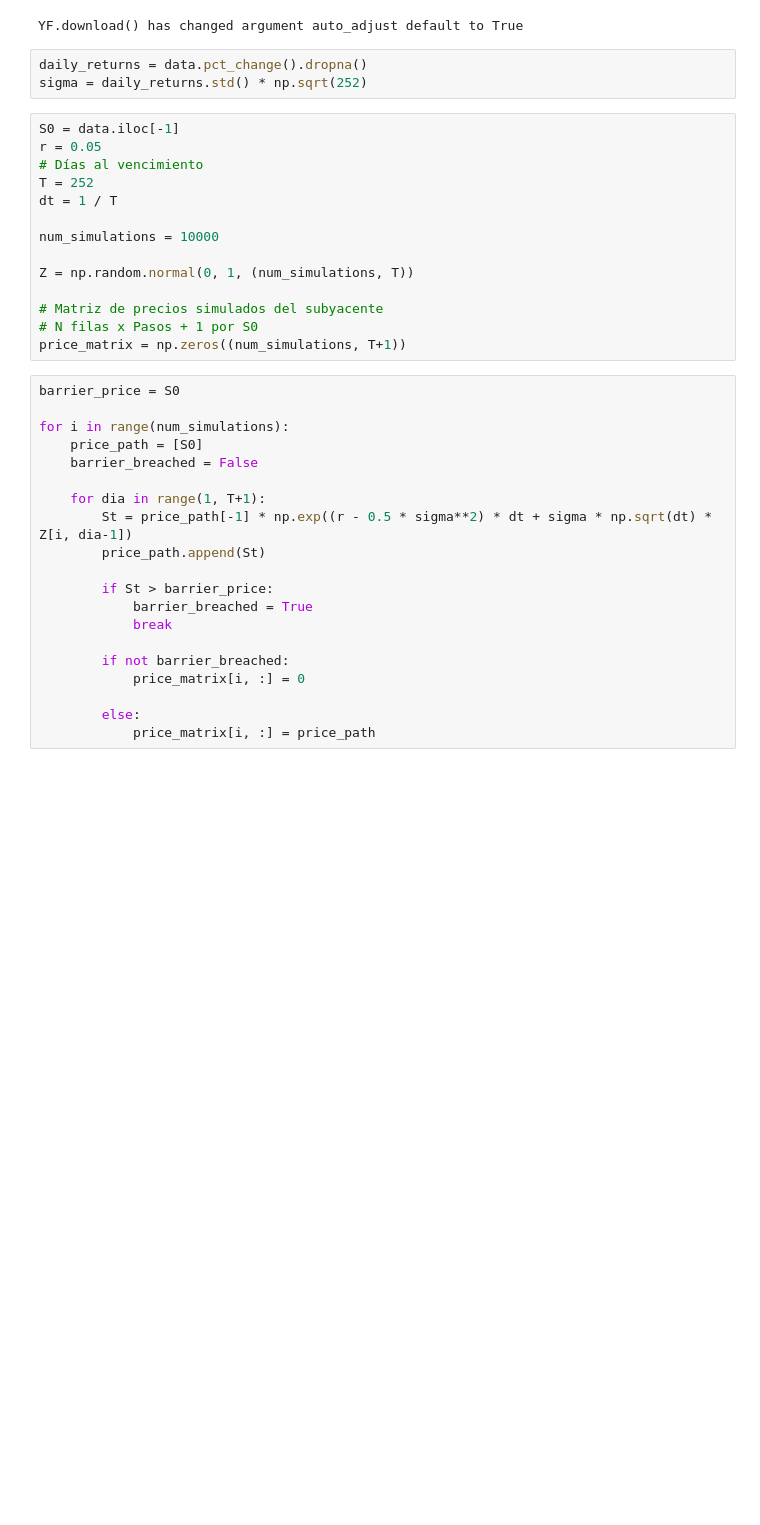
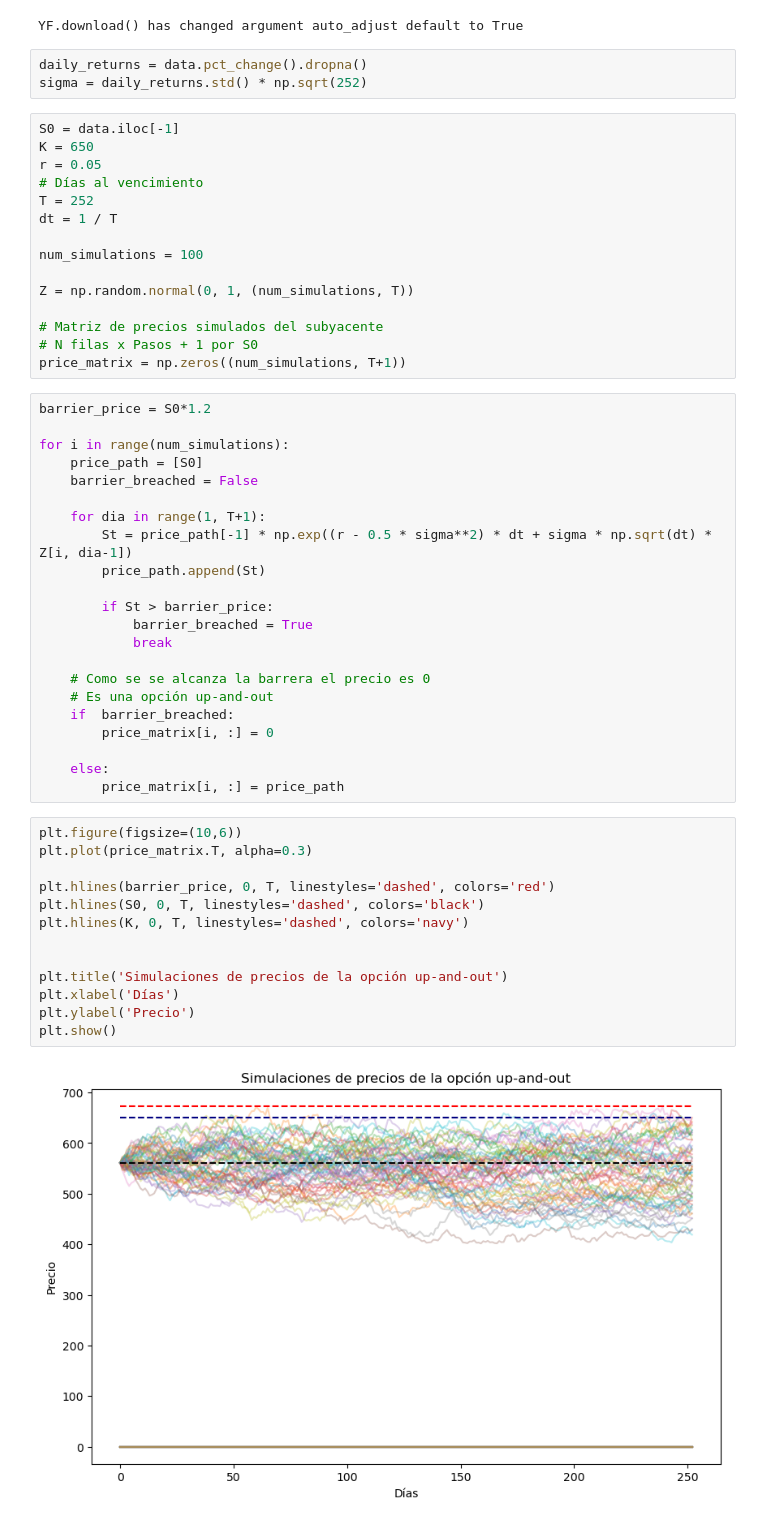
Before and after one commit to LuisMB09/sim_procesos_financieros, a Jupyter notebook: 08 - Valuación de opciones con barrera.ipynb, the cells around one changed output. Drawn from its saved outputs; the diff is of its cells as text; blank space fills up the shorter version.

```diff
--- a/08 - Valuación de opciones con barrera.ipynb
+++ b/08 - Valuación de opciones con barrera.ipynb
@@ -13,12 +13,13 @@ daily_returns = data.pct_change().dropna()
 sigma = daily_returns.std() * np.sqrt(252)
 # %%
 S0 = data.iloc[-1]
+K = 650
 r = 0.05
 # Días al vencimiento
 T = 252
 dt = 1 / T
 
-num_simulations = 10000
+num_simulations = 100
 
 Z = np.random.normal(0, 1, (num_simulations, T))
 
@@ -26,7 +27,7 @@ Z = np.random.normal(0, 1, (num_simulations, T))
 # N filas x Pasos + 1 por S0
 price_matrix = np.zeros((num_simulations, T+1))
 # %%
-barrier_price = S0
+barrier_price = S0*1.2
 
 for i in range(num_simulations):
     price_path = [S0]
@@ -40,8 +41,25 @@ for i in range(num_simulations):
             barrier_breached = True
             break
 
-        if not barrier_breached:
-            price_matrix[i, :] = 0
+    # Como se se alcanza la barrera el precio es 0
+    # Es una opción up-and-out
+    if  barrier_breached:
+        price_matrix[i, :] = 0
 
-        else:
-            price_matrix[i, :] = price_path
+    else:
+        price_matrix[i, :] = price_path
+# %%
+plt.figure(figsize=(10,6))
+plt.plot(price_matrix.T, alpha=0.3)
+
+plt.hlines(barrier_price, 0, T, linestyles='dashed', colors='red')
+plt.hlines(S0, 0, T, linestyles='dashed', colors='black')
+plt.hlines(K, 0, T, linestyles='dashed', colors='navy')
+
+
+plt.title('Simulaciones de precios de la opción up-and-out')
+plt.xlabel('Días')
+plt.ylabel('Precio')
+plt.show()
+# %% [output]
+[figure, added]
```
Also changed, not shown: parts of 5 cells of this notebook.
